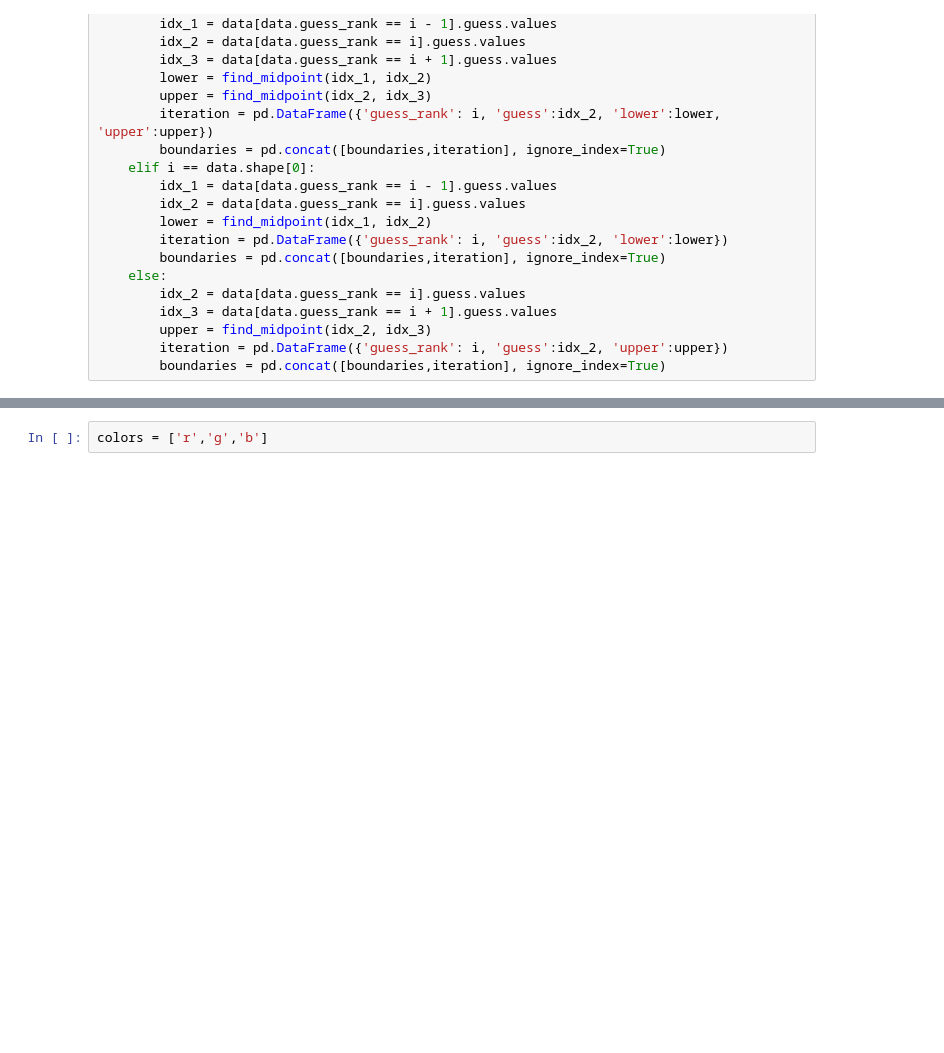
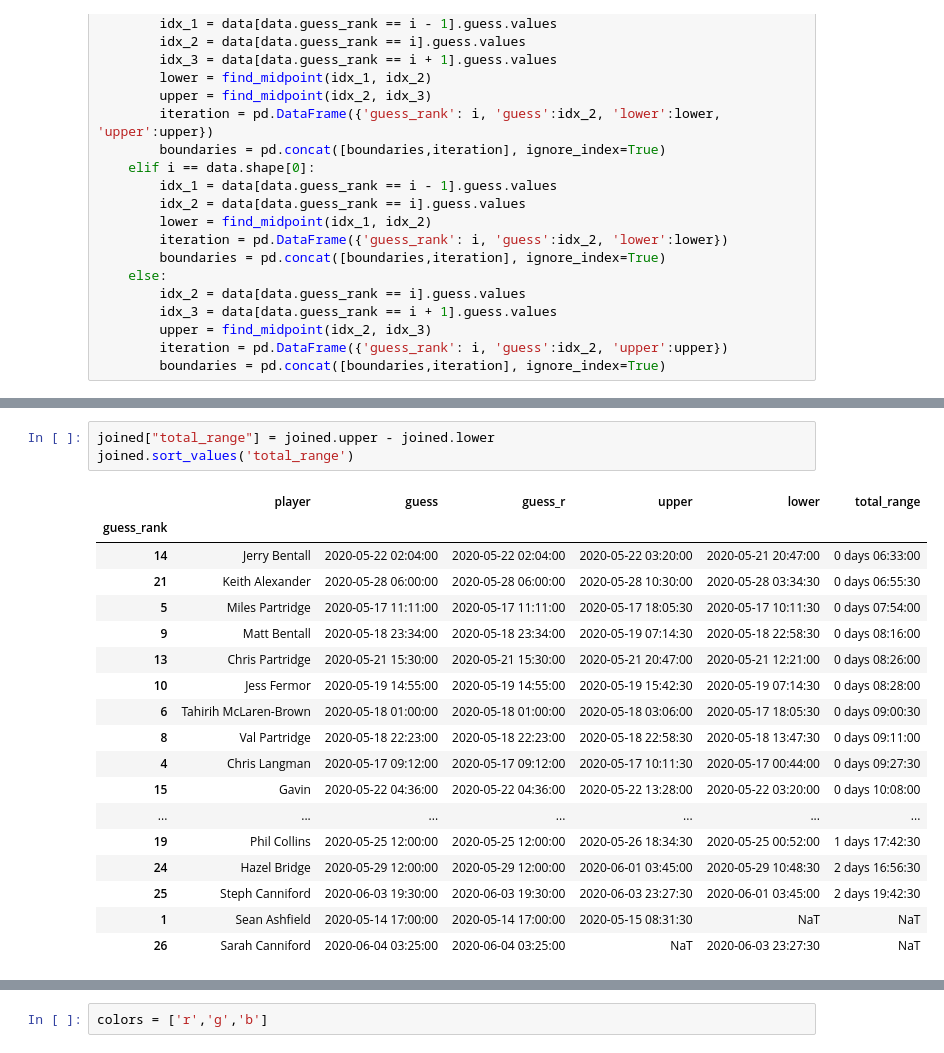
Before and after one commit to willcanniford/python-notes, a Jupyter notebook: baby_sweepstake/graph_guesses.ipynb, the cells around one changed output, grey strips where cells are left out. Saved outputs shown, nothing was run; the diff lists cells and outputs as text; blank space fills up the shorter version.

```diff
--- a/baby_sweepstake/graph_guesses.ipynb
+++ b/baby_sweepstake/graph_guesses.ipynb
@@ -60,0 +105,22 @@ joined.loc[:, ['player','guess','lower','upper']]
+# %%
+joined["total_range"] = joined.upper - joined.lower
+joined.sort_values('total_range')
+# %% [output]
+|  | player | guess | guess_r | upper | lower | total_range |
+| guess_rank |  |  |  |  |  |  |
+| 14 | Jerry Bentall | 2020-05-22 02:04:00 | 2020-05-22 02:04:00 | 2020-05-22 03:20:00 | 2020-05-21 20:47:00 | 0 days 06:33:00 |
+| 21 | Keith Alexander | 2020-05-28 06:00:00 | 2020-05-28 06:00:00 | 2020-05-28 10:30:00 | 2020-05-28 03:34:30 | 0 days 06:55:30 |
+| 5 | Miles Partridge | 2020-05-17 11:11:00 | 2020-05-17 11:11:00 | 2020-05-17 18:05:30 | 2020-05-17 10:11:30 | 0 days 07:54:00 |
+| 9 | Matt Bentall | 2020-05-18 23:34:00 | 2020-05-18 23:34:00 | 2020-05-19 07:14:30 | 2020-05-18 22:58:30 | 0 days 08:16:00 |
+| 13 | Chris Partridge | 2020-05-21 15:30:00 | 2020-05-21 15:30:00 | 2020-05-21 20:47:00 | 2020-05-21 12:21:00 | 0 days 08:26:00 |
+| 10 | Jess Fermor | 2020-05-19 14:55:00 | 2020-05-19 14:55:00 | 2020-05-19 15:42:30 | 2020-05-19 07:14:30 | 0 days 08:28:00 |
+| 6 | Tahirih McLaren-Brown | 2020-05-18 01:00:00 | 2020-05-18 01:00:00 | 2020-05-18 03:06:00 | 2020-05-17 18:05:30 | 0 days 09:00:30 |
+| 8 | Val Partridge | 2020-05-18 22:23:00 | 2020-05-18 22:23:00 | 2020-05-18 22:58:30 | 2020-05-18 13:47:30 | 0 days 09:11:00 |
+| 4 | Chris Langman | 2020-05-17 09:12:00 | 2020-05-17 09:12:00 | 2020-05-17 10:11:30 | 2020-05-17 00:44:00 | 0 days 09:27:30 |
+| 15 | Gavin | 2020-05-22 04:36:00 | 2020-05-22 04:36:00 | 2020-05-22 13:28:00 | 2020-05-22 03:20:00 | 0 days 10:08:00 |
+| ... | ... | ... | ... | ... | ... | ... |
+| 19 | Phil Collins | 2020-05-25 12:00:00 | 2020-05-25 12:00:00 | 2020-05-26 18:34:30 | 2020-05-25 00:52:00 | 1 days 17:42:30 |
+| 24 | Hazel Bridge | 2020-05-29 12:00:00 | 2020-05-29 12:00:00 | 2020-06-01 03:45:00 | 2020-05-29 10:48:30 | 2 days 16:56:30 |
+| 25 | Steph Canniford | 2020-06-03 19:30:00 | 2020-06-03 19:30:00 | 2020-06-03 23:27:30 | 2020-06-01 03:45:00 | 2 days 19:42:30 |
+| 1 | Sean Ashfield | 2020-05-14 17:00:00 | 2020-05-14 17:00:00 | 2020-05-15 08:31:30 | NaT | NaT |
+| 26 | Sarah Canniford | 2020-06-04 03:25:00 | 2020-06-04 03:25:00 | NaT | 2020-06-03 23:27:30 | NaT |
```
Also changed, not shown: parts of 11 cells of this notebook, 1 other file.
